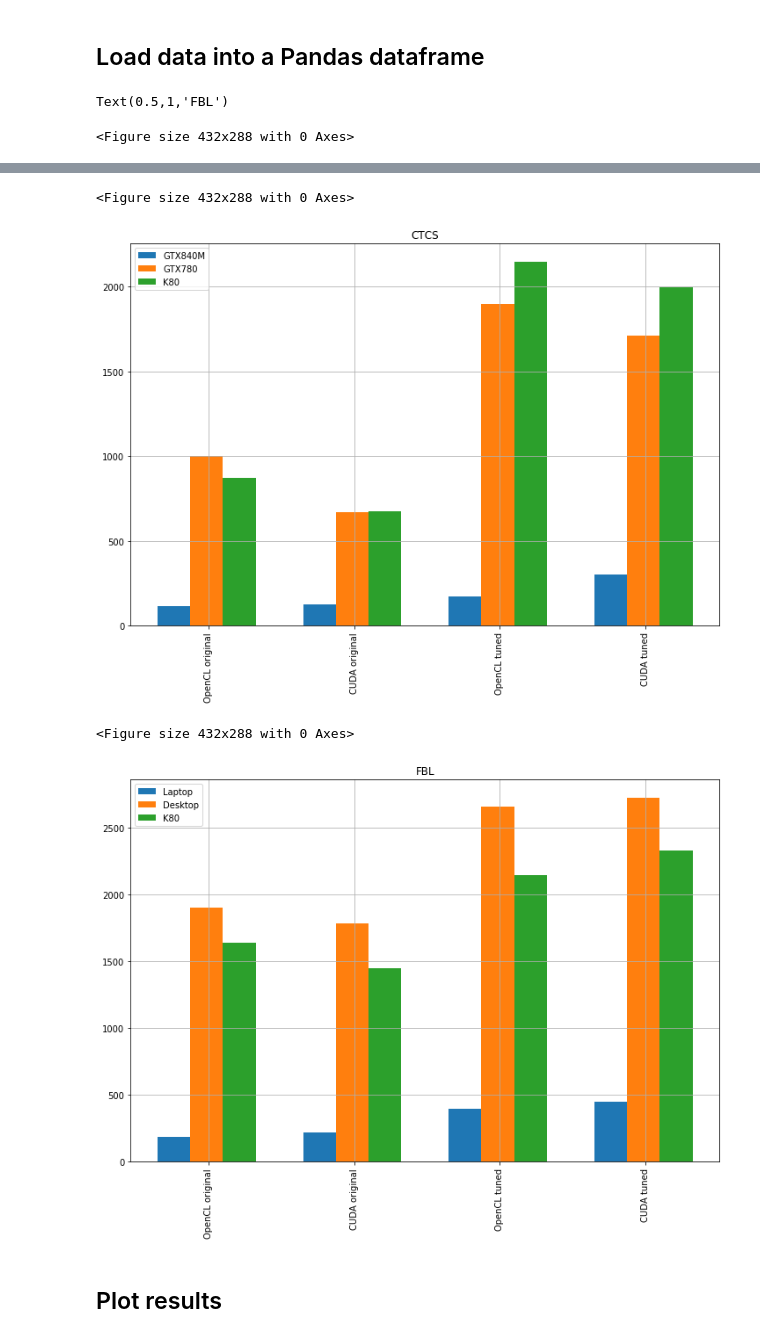
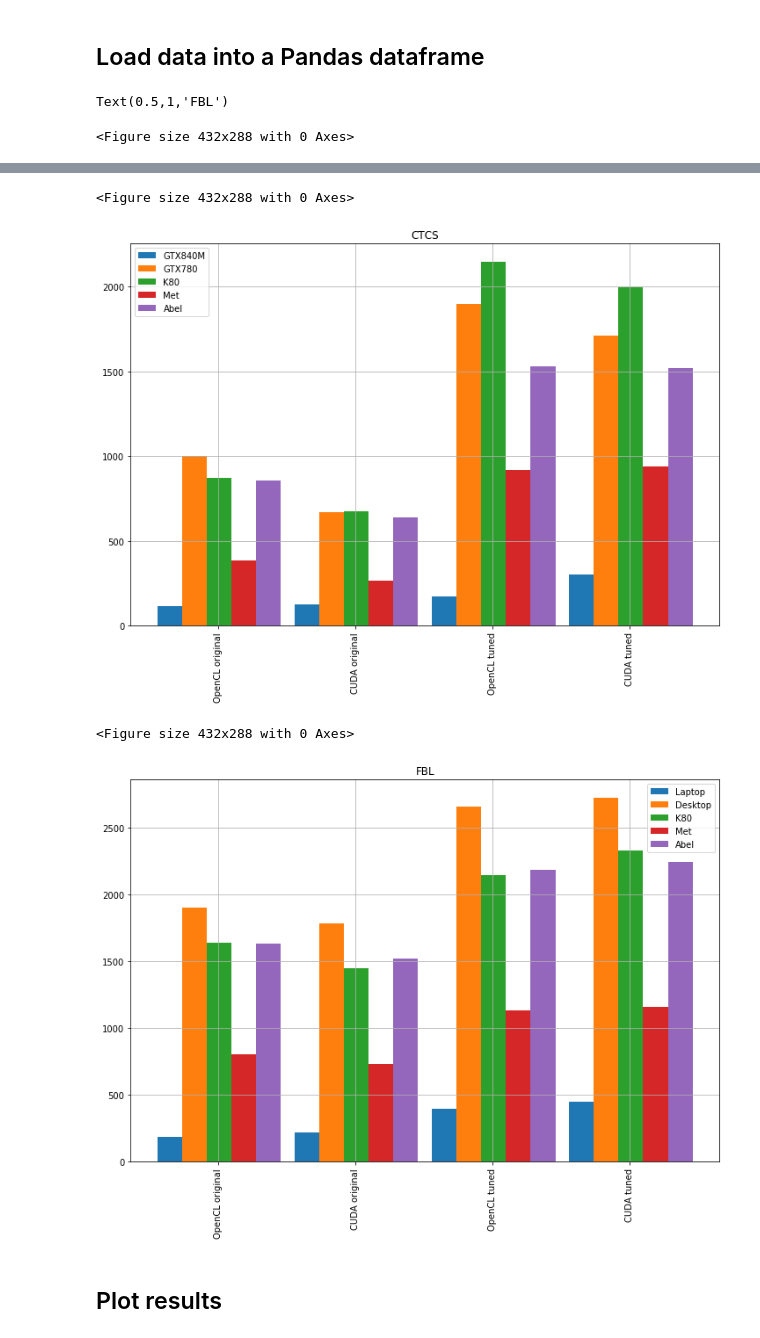
Before and after one commit to metno/gpu-ocean, a Jupyter notebook: gpu_ocean/prototypes/GitBenchmarkingPlot.ipynb, the cells around one changed output, grey strips where cells are left out. Drawn from its saved outputs; the diff is of its cells as text; code cells hidden in the pictures.

Commit message:
Plottiing MET and Abel result files

```diff
--- a/gpu_ocean/prototypes/GitBenchmarkingPlot.ipynb
+++ b/gpu_ocean/prototypes/GitBenchmarkingPlot.ipynb
@@ -13,33 +13,42 @@ cdklm_cuda = (
     ("scripts/laptop/cdklm_cuda_git_versions_laptop_2018_10_11-17_57_28.npz", "GTX840M"),
     ("scripts/desktop/cdklm_cuda_git_versions_desktop_2018_10_11-16_39_52.npz", "GTX780"),
     ("scripts/amazon_k80/cdklm_cuda_git_versions_amazon_k80_2018_10_12-13_01_04.npz", "K80"),
-    #("supercomputer_fermi_cdklm_profiling.npz", "Met"),
-    #("supercomputer_fermi_cdklm_profiling.npz", "Fermi")
+    ("scripts/met/cdklm_cuda_git_versions_met_2018_10_12-16_18_55.npz", "Met"),
+    ("scripts/abel/cdklm_cuda_git_versions_abel_2018_10_12-18_22_22.npz", "Abel"),
+    #("supercomputer_fermi_cdklm_profiling.npz", "V100")
 )
 
 cdklm_opencl = (
     ("scripts/laptop/cdklm_opencl_git_versions_laptop_2018_10_12-15_04_36.npz", "GTX840M"),
     ("scripts/desktop/cdklm_opencl_git_versions_desktop_2018_10_12-14_58_02.npz", "GTX780"),
     ("scripts/amazon_k80/cdklm_opencl_git_versions_amazon_k80_2018_10_12-13_01_20.npz", "K80"),
+    ("scripts/met/cdklm_opencl_git_versions_met_2018_10_12-16_20_14.npz", "Met"),
+    ("scripts/abel/cdklm_opencl_git_versions_abel_2018_10_12-18_23_21.npz", "Abel"),
 )
 
 ctcs_cuda =  (
     ("scripts/laptop/ctcs_cuda_git_versions_laptop_2018_10_11-18_26_56.npz", "GTX840M"),
     ("scripts/desktop/ctcs_cuda_git_versions_desktop_2018_10_11-17_12_47.npz", "GTX780"),
     ("scripts/amazon_k80/ctcs_cuda_git_versions_amazon_k80_2018_10_12-13_02_19.npz", "K80"),
+    ("scripts/met/ctcs_cuda_git_versions_met_2018_10_12-16_22_59.npz", "Met"),
+    ("scripts/abel/ctcs_cuda_git_versions_abel_2018_10_12-18_25_57.npz", "Abel"),
     #("scripts/ctcs_all_cuda_git_versions_desktop_2018_10_11-17_12_47.npz", "Met"),
     #("scripts/ctcs_all_cuda_git_versions_desktop_2018_10_11-17_12_47.npz", "Fermi")
 )
 ctcs_opencl =  (
     ("scripts/laptop/ctcs_opencl_git_versions_laptop_2018_10_12-15_03_29.npz", "GTX840M"),
     ("scripts/desktop/ctcs_opencl_git_versions_desktop_2018_10_12-09_44_56.npz", "GTX780"),
-    ("scripts/amazon_k80/ctcs_opencl_git_versions_amazon_k80_2018_10_12-13_02_31.npz", "K80")
+    ("scripts/amazon_k80/ctcs_opencl_git_versions_amazon_k80_2018_10_12-13_02_31.npz", "K80"),
+    ("scripts/met/ctcs_opencl_git_versions_met_2018_10_12-16_23_30.npz", "Met"),
+    ("scripts/abel/ctcs_opencl_git_versions_abel_2018_10_12-18_27_02.npz", "Abel"),
 )
 
 fbl_cuda = (
     ("scripts/laptop/fbl_cuda_git_versions_laptop_2018_10_11-18_43_38.npz", "Laptop"),
     ("scripts/desktop/fbl_cuda_git_versions_desktop_2018_10_11-17_13_43.npz", "Desktop"),
     ("scripts/amazon_k80/fbl_cuda_git_versions_amazon_k80_2018_10_12-13_02_55.npz", "K80"),
+    ("scripts/met/fbl_cuda_git_versions_met_2018_10_12-16_25_14.npz", "Met"),
+    ("scripts/abel/fbl_cuda_git_versions_abel_2018_10_12-18_28_39.npz", "Abel"),
     #("scripts/fbl_all_cuda_git_versions_desktop_2018_10_11-17_13_43.npz", "Met"),
     #("scripts/fbl_all_cuda_git_versions_desktop_2018_10_11-17_13_43.npz", "Fermi")
 )
@@ -47,7 +56,9 @@ fbl_cuda = (
 fbl_opencl = (
     ("scripts/laptop/fbl_opencl_git_versions_laptop_2018_10_12-15_02_36.npz", "Laptop"),
     ("scripts/desktop/fbl_opencl_git_versions_desktop_2018_10_12-14_56_57.npz", "Desktop"),
-    ("scripts/amazon_k80/fbl_opencl_git_versions_amazon_k80_2018_10_12-13_03_06.npz", "K80")
+    ("scripts/amazon_k80/fbl_opencl_git_versions_amazon_k80_2018_10_12-13_03_06.npz", "K80"),
+    ("scripts/met/fbl_opencl_git_versions_met_2018_10_12-16_25_46.npz", "Met"),
+    ("scripts/abel/fbl_opencl_git_versions_abel_2018_10_12-18_29_51.npz", "Abel"),
 )
 # %%
 def make_df(files):
@@ -82,7 +93,7 @@ def plot_cuda_vs_opencl_results(opencl_files, cuda_files):
 
     fig, ax = plt.subplots(figsize=(12,8))
 
-    num_bars = 4
+    num_bars = len(opencl_files)
     bar_width = 0.9 / num_bars
     bar_offset = 0.05
 
@@ -129,7 +140,7 @@ Text(0.5,1,'FBL')
 <Figure size 432x288 with 0 Axes>
-[figure, old version]
+[figure, new version]
 <Figure size 432x288 with 0 Axes>
-[figure, old version]
+[figure, new version]
 # %% [markdown]
 ## Plot results
 # %%
```
Also changed, not shown: parts of 4 cells of this notebook.
